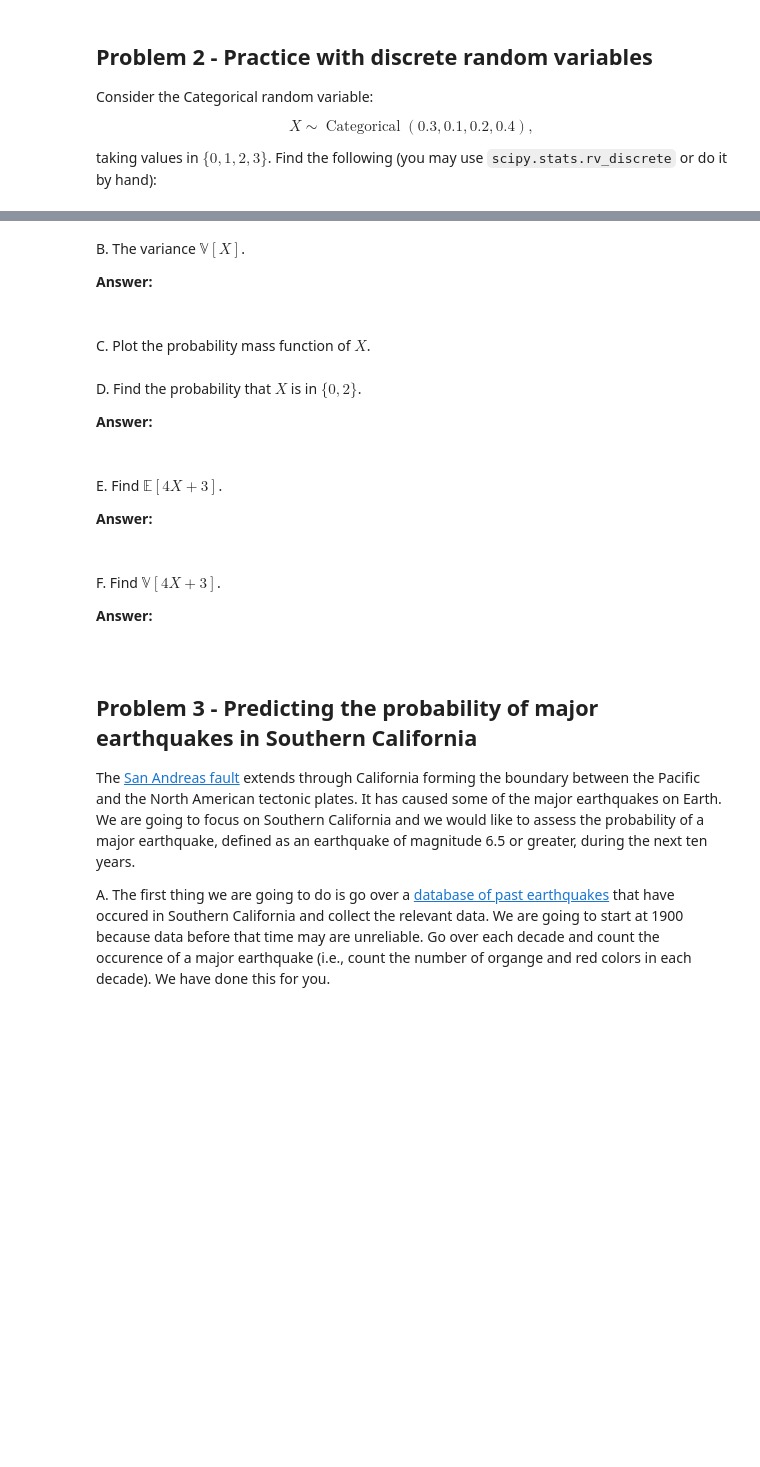
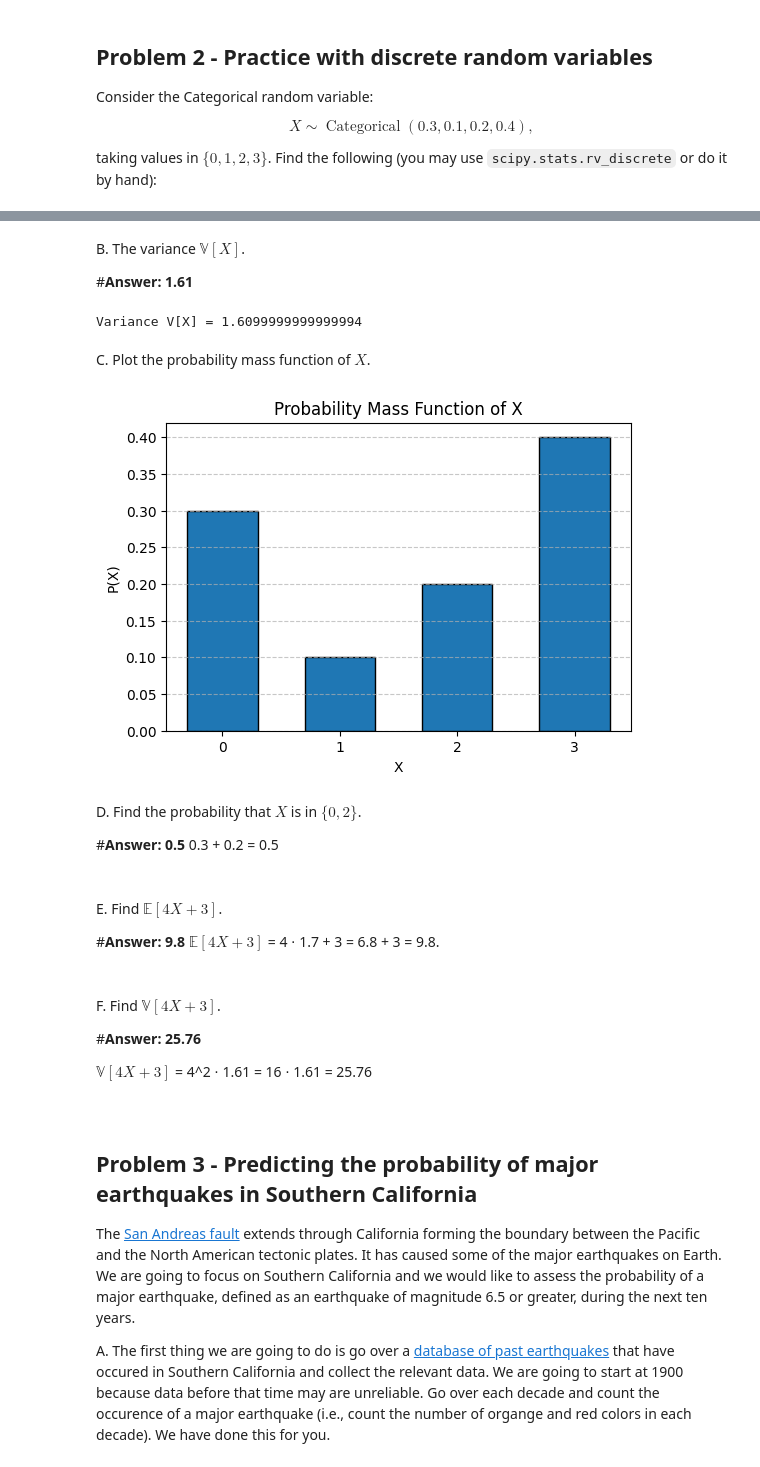
Before and after one commit to dereky925/me539-sciML, a Jupyter notebook: lecturebook/homework/homework-01.ipynb, the cells around one changed output, grey strips where cells are left out. Saved outputs shown, nothing was run; the diff lists cells and outputs as text; code cells hidden in the pictures; blank space fills up the shorter version.

```diff
--- a/lecturebook/homework/homework-01.ipynb
+++ b/lecturebook/homework/homework-01.ipynb
@@ -246,5 +306,4 @@ A. The expectation $\mathbb{E}[X]$.
 # %% [markdown]
 B. The variance $\mathbb{V}[X]$.
 
-**Answer:**
-<br><br>
+#**Answer: 1.61**
@@ -253,2 +310,22 @@ B. The variance $\mathbb{V}[X]$.
+# %%
+import numpy as np
+
+# Define the discrete random variable X with values {0,1,2,3}
+# and corresponding probabilities {0.3, 0.1, 0.2, 0.4}
+values = np.array([0, 1, 2, 3])
+probs  = np.array([0.3, 0.1, 0.2, 0.4])
+
+# Compute the expectation E[X]
+E_X = np.dot(values, probs)
+
+# Compute E[X^2]
+E_X2 = np.dot(values**2, probs)
+
+# Variance V[X] = E[X^2] - (E[X])^2
+Var_X = E_X2 - E_X**2
+
+print("Variance V[X] =", Var_X)
+# %% [output]
+Variance V[X] = 1.6099999999999994
 # %% [markdown]
 C. Plot the probability mass function of $X$.
@@ -257,5 +332,25 @@ C. Plot the probability mass function of $X$.
+# %%
+import numpy as np
+import matplotlib.pyplot as plt
+
+# Define the values and their probabilities
+values = np.array([0, 1, 2, 3])
+probs  = np.array([0.3, 0.1, 0.2, 0.4])
+
+# Plotting the PMF as a bar plot
+plt.figure(figsize=(6, 4))
+plt.bar(values, probs, width=0.6, edgecolor='black')
+plt.xticks(values)
+plt.xlabel('X')
+plt.ylabel('P(X)')
+plt.title('Probability Mass Function of X')
+plt.grid(axis='y', linestyle='--', alpha=0.7)
+plt.show()
+# %% [output]
+[figure, added]
 # %% [markdown]
 D. Find the probability that $X$ is in $\{0, 2\}$.
 
-**Answer:**
+#**Answer: 0.5**
+0.3 + 0.2 = 0.5
 <br><br>
@@ -264,5 +357,6 @@ D. Find the probability that $X$ is in $\{0, 2\}$.
 # %% [markdown]
 E. Find $\mathbb{E}[4X + 3]$.
 
-**Answer:**
+#**Answer: 9.8**
+$\mathbb{E}[4X + 3]$ = 4 ⋅ 1.7 + 3 = 6.8 + 3 = 9.8.
 <br><br>
@@ -271,5 +363,7 @@ E. Find $\mathbb{E}[4X + 3]$.
 # %% [markdown]
 F. Find $\mathbb{V}[4X+3]$.
 
-**Answer:**
+#**Answer: 25.76**
+
+$\mathbb{V}[4X + 3]$ = 4^2 ⋅ 1.61 = 16 ⋅ 1.61 = 25.76
 <br><br>
```
Also changed, not shown: parts of 31 cells of this notebook.
